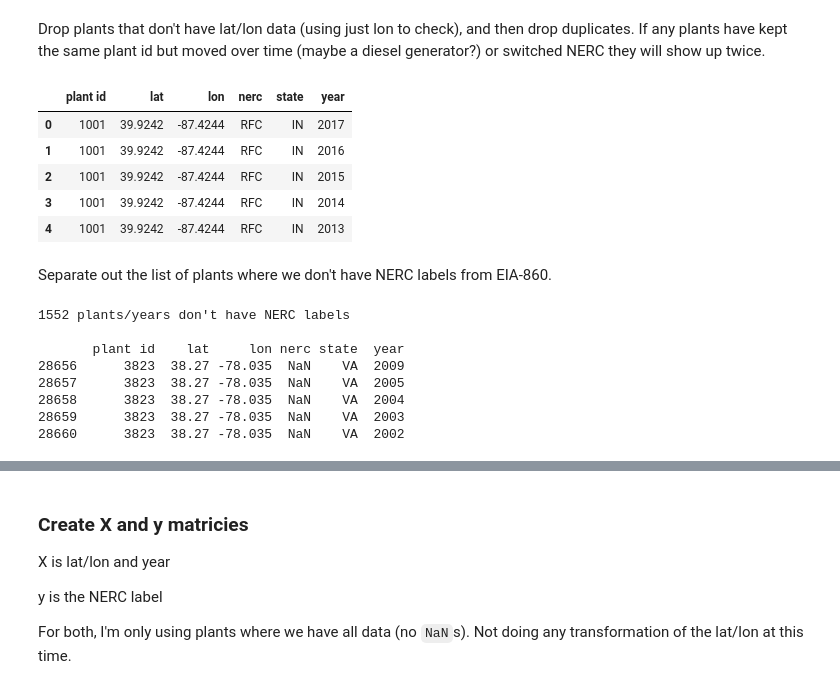
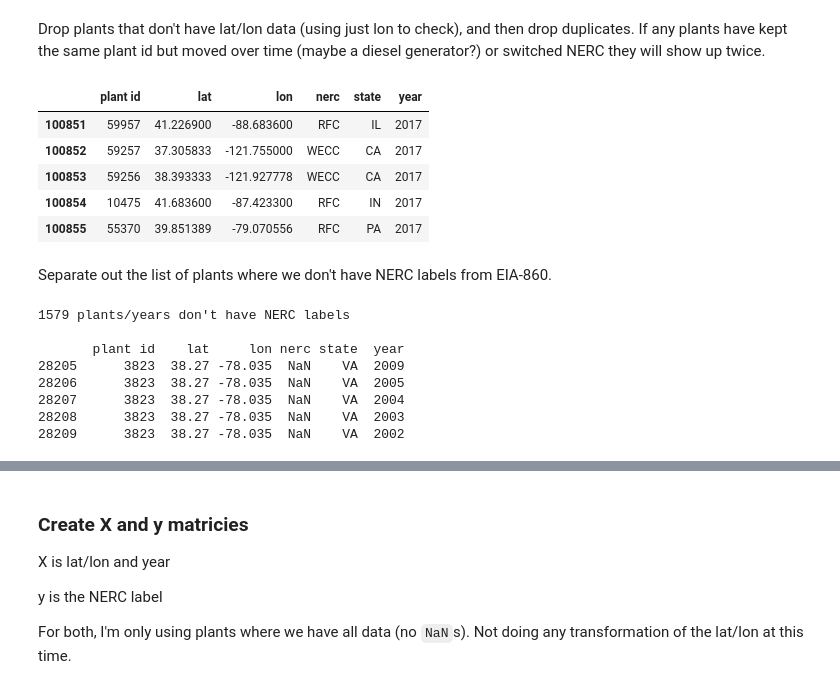
Before and after one commit to gschivley/carbon-index, a Jupyter notebook: Notebooks/Assign NERC region labels.ipynb, the cells around one changed output, grey strips where cells are left out. Saved outputs shown, nothing was run; the diff lists cells and outputs as text; code cells hidden in the pictures.

Commit message:
recalculate nerc labels for each year
needed to make sure that 2017 didn't only include monthly reporting
plants

```diff
--- a/Notebooks/Assign NERC region labels.ipynb
+++ b/Notebooks/Assign NERC region labels.ipynb
@@ -48,0 +51,6 @@ plants.drop_duplicates(inplace=True)
+# %%
+# make a copy of 2016 (or most recent annual data year) and change the year to
+plants_2017 = plants.loc[plants['year'] == most_recent_860_year, :].copy()
+plants_2017.loc[:, 'year'] += 1
+
+plants = pd.concat([plants.loc[plants['year']<=most_recent_860_year, :], plants_2017])
@@ -258,15 +280,18 @@ path = join(data_path, 'EIA downloads', 'december_generator2017.xlsx')
 
 # Check the excel file columns if there is a read error. They should match
 # the plant id, plant state, operating year, and balancing authority code.
-m860 = pd.read_excel(path, sheet_name='Operating',skip_footer=1,
+_m860 = pd.read_excel(path, sheet_name='Operating',skip_footer=1,
                      usecols='C,F,P,AE', skiprows=0)
-m860.columns = m860.columns.str.lower()
+_m860.columns = _m860.columns.str.lower()
 # %%
 # most_recent_860_year is defined at the top of this notebook
 # The goal here is to only look at plants that started operating after
-# the most recent annual data
+# the most recent annual data. So only include units starting after
+# the last annual data and that don't have plant ids in the nercs
+# dataframe
 
-m860 = m860.loc[m860['operating year'] > most_recent_860_year]
+m860 = _m860.loc[(_m860['operating year'] > most_recent_860_year)].copy() #&
+#                 (~_m860['plant id'].isin(nercs['plant id'].unique()))].copy()
 m860.tail()
 # %% [output]
 |  | plant id | plant state | operating year | balancing authority code |
@@ -422,14 +442,14 @@ cols = ['plant id', 'lat', 'lon', 'nerc', 'state', 'year']
 df_slim = (df.loc[:, cols].dropna(subset=['lon'])
              .drop_duplicates(subset=['plant id', 'year', 'nerc']))
 # %%
-df_slim.head()
+df_slim.tail()
 # %% [output]
 |  | plant id | lat | lon | nerc | state | year |
-| 0 | 1001 | 39.9242 | -87.4244 | RFC | IN | 2017 |
-| 1 | 1001 | 39.9242 | -87.4244 | RFC | IN | 2016 |
-| 2 | 1001 | 39.9242 | -87.4244 | RFC | IN | 2015 |
-| 3 | 1001 | 39.9242 | -87.4244 | RFC | IN | 2014 |
-| 4 | 1001 | 39.9242 | -87.4244 | RFC | IN | 2013 |
+| 100851 | 59957 | 41.226900 | -88.683600 | RFC | IL | 2017 |
+| 100852 | 59257 | 37.305833 | -121.755000 | WECC | CA | 2017 |
+| 100853 | 59256 | 38.393333 | -121.927778 | WECC | CA | 2017 |
+| 100854 | 10475 | 41.683600 | -87.423300 | RFC | IN | 2017 |
+| 100855 | 55370 | 39.851389 | -79.070556 | RFC | PA | 2017 |
 # %% [markdown]
 Separate out the list of plants where we don't have NERC labels from EIA-860.
 # %%
@@ -438,11 +458,11 @@ unknown = df_slim.loc[df_slim.nerc.isnull()].copy()
 print("{} plants/years don't have NERC labels\n".format(len(unknown)))
 print(unknown.head())
 # %% [output]
-1552 plants/years don't have NERC labels
+1579 plants/years don't have NERC labels
 
        plant id    lat     lon nerc state  year
-28656      3823  38.27 -78.035  NaN    VA  2009
-28657      3823  38.27 -78.035  NaN    VA  2005
-28658      3823  38.27 -78.035  NaN    VA  2004
-28659      3823  38.27 -78.035  NaN    VA  2003
-28660      3823  38.27 -78.035  NaN    VA  2002
+28205      3823  38.27 -78.035  NaN    VA  2009
+28206      3823  38.27 -78.035  NaN    VA  2005
+28207      3823  38.27 -78.035  NaN    VA  2004
+28208      3823  38.27 -78.035  NaN    VA  2003
+28209      3823  38.27 -78.035  NaN    VA  2002
```
Also changed, not shown: parts of 43 cells of this notebook.
